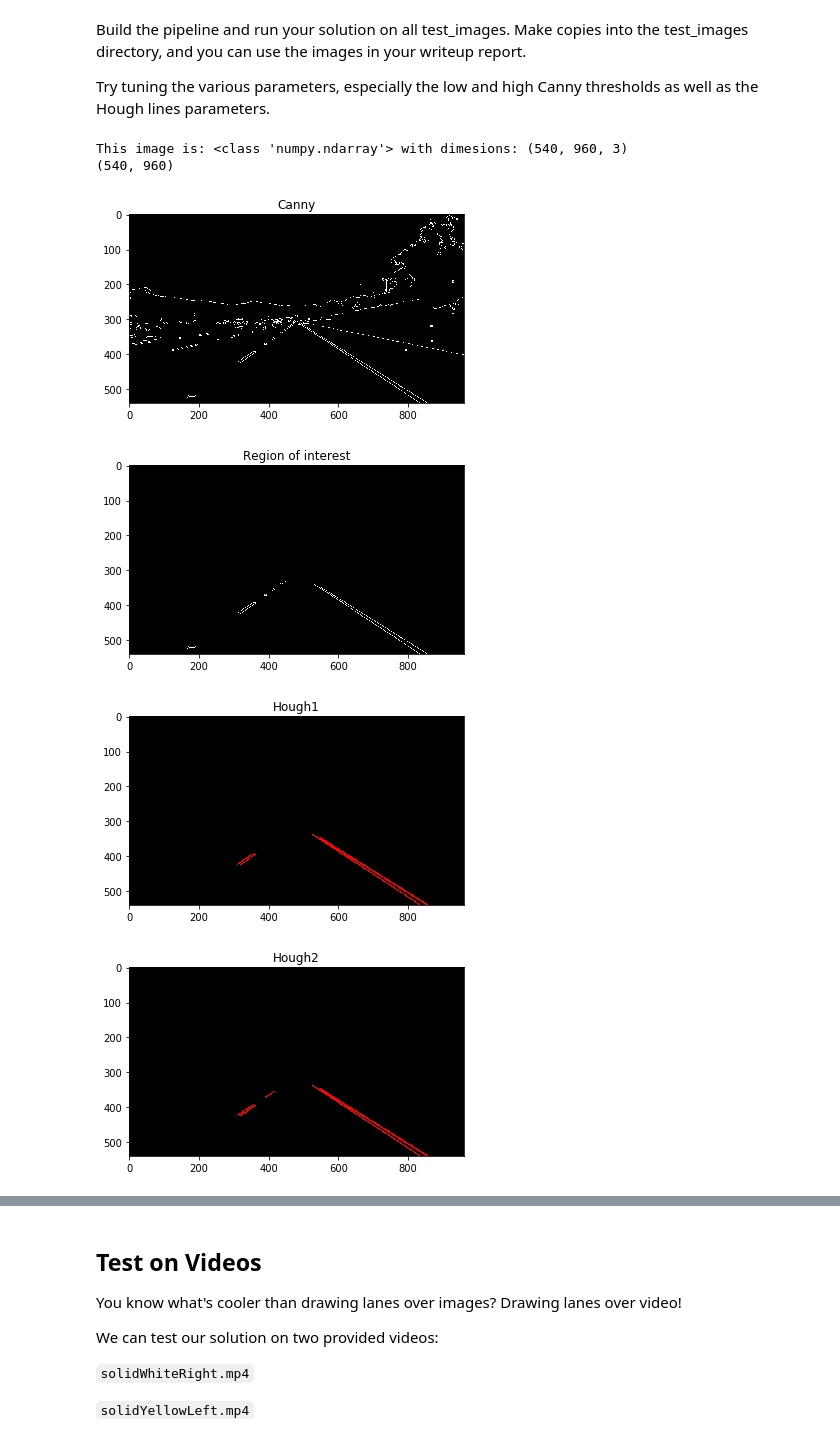
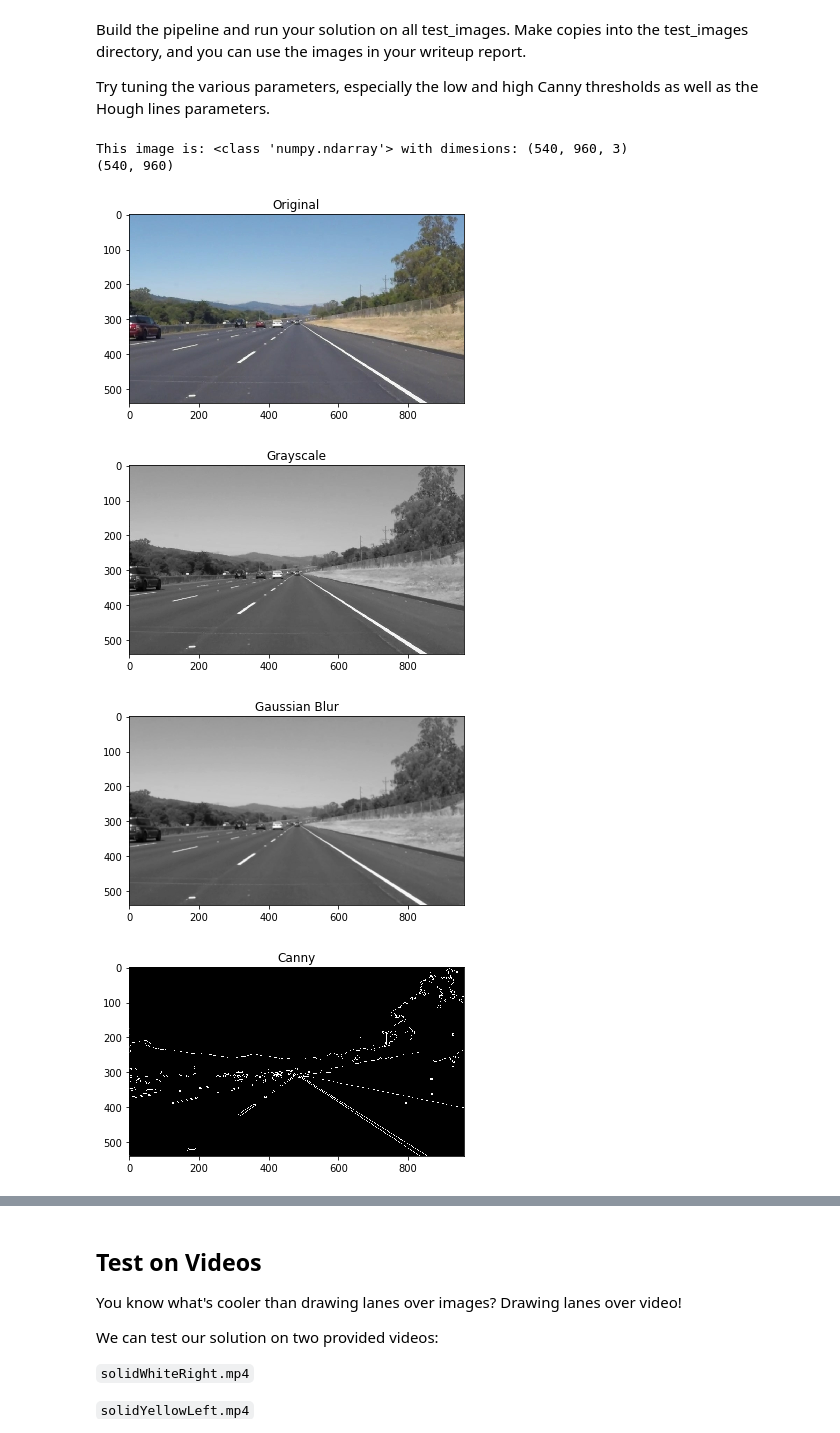
Before and after one commit to Maesla/Finding-Lane-Lines, a Jupyter notebook: mywork.ipynb, the cells around one changed output, grey strips where cells are left out. Saved outputs shown, nothing was run; the diff lists cells and outputs as text; code cells hidden in the pictures.

```diff
--- a/mywork.ipynb
+++ b/mywork.ipynb
@@ -153,7 +153,8 @@ def hough_lines(img, rho, theta, threshold, min_line_len, max_line_gap):
     """
     lines = cv2.HoughLinesP(img, rho, theta, threshold, np.array([]), minLineLength=min_line_len, maxLineGap=max_line_gap)
     line_img = np.zeros((img.shape[0], img.shape[1], 3), dtype=np.uint8)
-    draw_lines(line_img, lines)
+    #draw_lines(line_img, lines)
+    draw_lines_extrapolate(line_img, lines)
     return line_img
 
 # Python 3 has support for cool math symbols.
@@ -223,59 +261,48 @@ image = mpimg.imread('test_images/solidWhiteRight.jpg')
 
 #printing out some stats and plotting
 print('This image is:', type(image), 'with dimesions:', image.shape)
-#PlotImage(image, 1, 'Original')
+PlotImage(image, 1, 'Original')
 
 gray = grayscale(image)
-#PlotGrayImage(gray, 2, 'Grayscale')
+PlotGrayImage(gray, 2, 'Grayscale')
 
 cleanedImage = gaussian_blur(gray, 5);
-#PlotGrayImage(cleanedImage, 3, 'Gaussian Blur')
+PlotGrayImage(cleanedImage, 3, 'Gaussian Blur')
 
 low_threshold = 50
 high_threshold = 150
 cannyImage = canny(cleanedImage, low_threshold, high_threshold);
 PlotGrayImage(cannyImage, 4, 'Canny')
 
 imageSize = cannyImage.shape;
 print(imageSize)
 width = imageSize[1]
 height = imageSize[0];
 left_upper = (width/2, height/1.7)
 right_upper = (width/2, height/1.7)
 right_bottom = (width, height)
 left_bottom = (0, height)
 imageMask =  np.array([[left_upper, right_upper, right_bottom, left_bottom]], dtype=np.int32);
 maskedImage = region_of_interest(cannyImage, imageMask);
 PlotGrayImage(maskedImage, 5, 'Region of interest')
 
 
 
 rho = 1 # distance resolution in pixels of the Hough grid
 theta = 1*np.pi/180 # angular resolution in radians of the Hough grid
 threshold = 50     # minimum number of votes (intersections in Hough grid cell)
 min_line_length = 10 #minimum number of pixels making up a line
 max_line_gap = 30    # maximum gap in pixels between connectable line segments
 
-# Run Hough on edge detected image
-# Output "lines" is an array containing endpoints of detected line segments
-#lines = cv2.HoughLinesP(masked_edges, rho, theta, threshold, np.array([]),
- #                           min_line_length, max_line_gap)
-
 houghImage = hough_lines(maskedImage, rho, theta, threshold, min_line_length, max_line_gap);
 PlotGrayImage(houghImage, 6, 'Hough')
 
-houghImage1 = hough_lines(maskedImage, 1, 1*np.pi/180,50 , 10, 10);
-PlotGrayImage(houghImage1, 6, 'Hough1')
-houghImage2 = hough_lines(maskedImage, 1, 1*np.pi/180,50 , 10, 20);
-PlotGrayImage(houghImage2, 7, 'Hough2')
-houghImage3 = hough_lines(maskedImage, 1, 1*np.pi/180,50 , 10, 30);
-PlotGrayImage(houghImage3, 8, 'Hough3')
-houghImage4 = hough_lines(maskedImage, 1, 1*np.pi/180,50 , 10, 100);
-PlotGrayImage(houghImage4, 9, 'Hough4')
+combined = weighted_img(houghImage, image)
+PlotImage(combined, 7, 'Result')
 # %% [output]
 This image is: <class 'numpy.ndarray'> with dimesions: (540, 960, 3)
 (540, 960)
-[figure, old version]
+[figure, new version]
-[figure, old version]
+[figure, new version]
-[figure, old version]
+[figure, new version]
-[figure, old version]
+[figure, new version]
```
Also changed, not shown: parts of 3 cells of this notebook.
